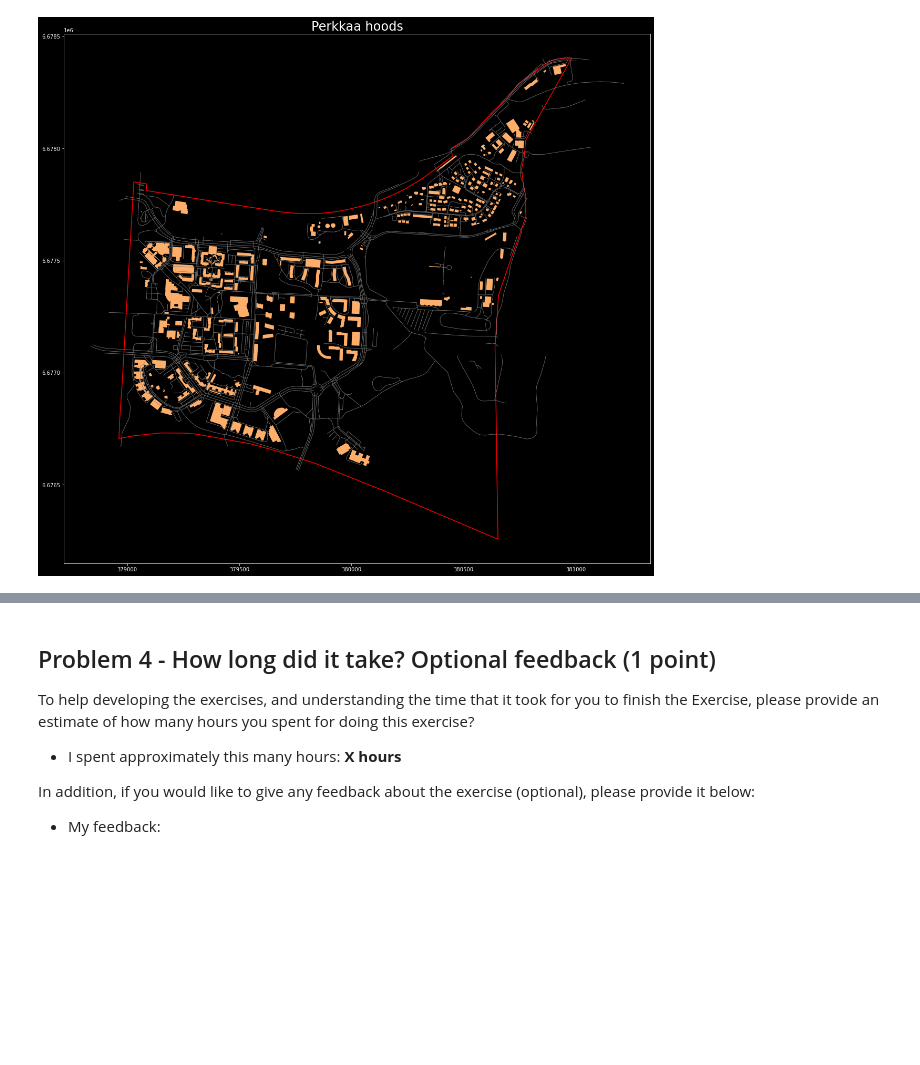
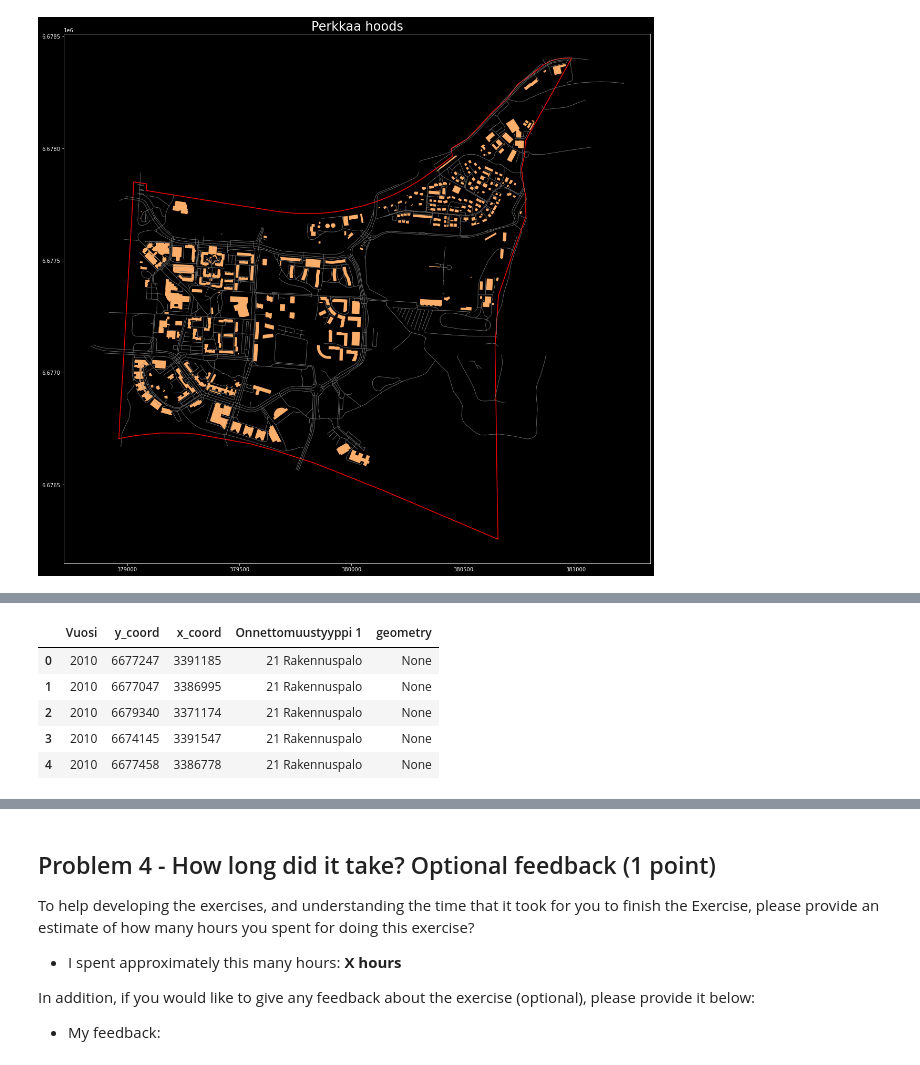
Before and after one commit to Spatial-Analytics-2021/exercise-1-laripernu, a Jupyter notebook: Exercise-1-programming.ipynb, the cells around one changed output, grey strips where cells are left out. Drawn from its saved outputs; the diff is of its cells as text; code cells hidden in the pictures; blank space fills up the shorter version.

Commit message:
add data read to problem 2

```diff
--- a/Exercise-1-programming.ipynb
+++ b/Exercise-1-programming.ipynb
@@ -108,3 +105,39 @@ raise NotImplementedError()
+# %%
+from pandas import *
+from geopandas import *
+from seaborn import *
+from matplotlib import *
+from contextily import *
+
+#Filepath
+fp = "data/Helsinki_building_fires_2008-2010.csv"
+
+#TODO Read the data from Helsinki_building_fires_2008-2010.csv into pandas DataFrame (0.5 point)
+firedata = geopandas.read_file(fp)
+
+#TODO Generate a new geometry column into the DataFrame based on the coordinates in the x_coord and y_coord columns. For doing this, you should use a handy function from
+#geopandas called gpd.points_from_xy() (see docs) (1 point)
+
+#TODO Create a geopandas GeoDataFrame from the DataFrame and specify the Coordinate Reference System to be "EPSG:2393" using the crs parameter. (1 point)
+
+#TODO Re-project the data into WGS84 (EPSG:4326) using to_crs() function (0.5 point)
+
+#TODO Create a Kernel Density Estimation map(s) out of the points using seaborn's kde_plot() function. Use contextily library to add a background map for the KDE.
+#For reference/help, see this section at Rey et al. 2021. The kde_plot() uses scipy.stats_gaussian_kde() function under the hood, which includes automatic bandwidth
+#selection (read more from scipy docs). You can increase or decrease the amount of smoothing by using bw_adjust -parameter (the default value is 1).
+#You can adjust the grid size (optional) using the parameter gridsize (the default value is 200). gridsize adjusts how many points/grids per dimension (x and y)
+#are used to create the density surface.
+
+#TODO Try out how chaging the bw_adjust value influences the outcome (create at least two maps). Choose values between 0.25 and 2.0. (1 point)
+
+#TODO Describe verbally how chaning the bw_adjust influences the KDE surface. (1 point)
+# %% [output]
+|  | Vuosi | y_coord | x_coord | Onnettomuustyyppi 1 | geometry |
+| 0 | 2010 | 6677247 | 3391185 | 21 Rakennuspalo | None |
+| 1 | 2010 | 6677047 | 3386995 | 21 Rakennuspalo | None |
+| 2 | 2010 | 6679340 | 3371174 | 21 Rakennuspalo | None |
+| 3 | 2010 | 6674145 | 3391547 | 21 Rakennuspalo | None |
+| 4 | 2010 | 6677458 | 3386778 | 21 Rakennuspalo | None |
 # %% [markdown]
 ## Problem 3 - Ripley's alphabets: Are the point patterns clustered? (9 points)
 
```
Also changed, not shown: parts of 1 cell of this notebook.
